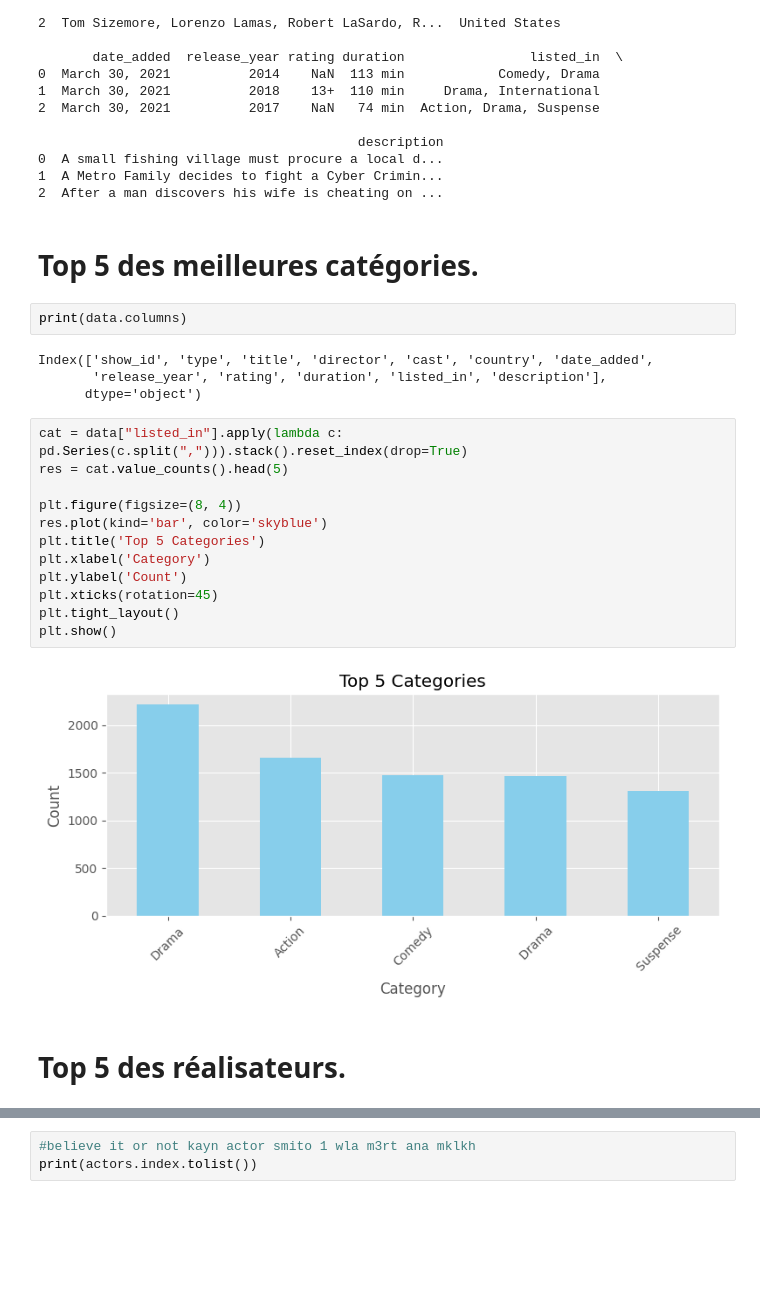
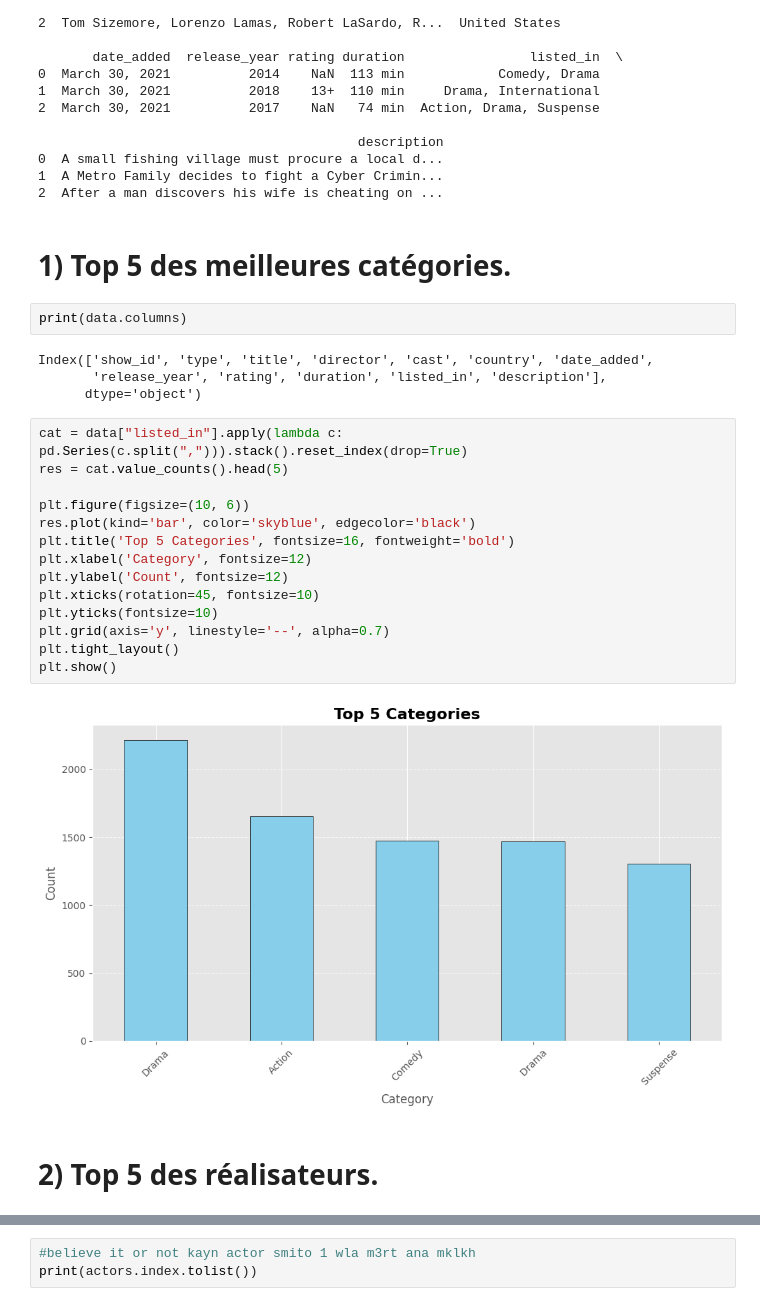
Before and after one commit to Rzn-Mohamed/analyse, a Jupyter notebook: G1.ipynb, the cells around one changed output, grey strips where cells are left out. Cells and saved outputs as stored; diff of their text form; blank space fills up the shorter version.

```diff
--- a/G1.ipynb
+++ b/G1.ipynb
@@ -39,7 +39,7 @@ print(data.head(3))
 1  A Metro Family decides to fight a Cyber Crimin...
 2  After a man discovers his wife is cheating on ...
 # %% [markdown]
-# Top 5 des meilleures catégories.
+#  1) Top 5 des meilleures catégories.
 # %%
 print(data.columns)
 # %% [output]
@@ -49,19 +49,21 @@ Index(['show_id', 'type', 'title', 'director', 'cast', 'country', 'date_added',
 # %%
 cat = data["listed_in"].apply(lambda c: pd.Series(c.split(","))).stack().reset_index(drop=True)
 res = cat.value_counts().head(5)
 
-plt.figure(figsize=(8, 4))
-res.plot(kind='bar', color='skyblue')
-plt.title('Top 5 Categories')
-plt.xlabel('Category')
-plt.ylabel('Count')
-plt.xticks(rotation=45)
+plt.figure(figsize=(10, 6))
+res.plot(kind='bar', color='skyblue', edgecolor='black')
+plt.title('Top 5 Categories', fontsize=16, fontweight='bold')
+plt.xlabel('Category', fontsize=12)
+plt.ylabel('Count', fontsize=12)
+plt.xticks(rotation=45, fontsize=10)
+plt.yticks(fontsize=10)
+plt.grid(axis='y', linestyle='--', alpha=0.7)
 plt.tight_layout()
 plt.show()
 # %% [output]
-[figure, old version]
+[figure, new version]
 # %% [markdown]
- # Top 5 des réalisateurs.
+ # 2) Top 5 des réalisateurs.
 # %%
 dir = data['director'].apply(lambda d: pd.Series(d).value_counts()).sum().sort_values(ascending=False).head(5)
 
```
Also changed, not shown: parts of 5 cells of this notebook.
